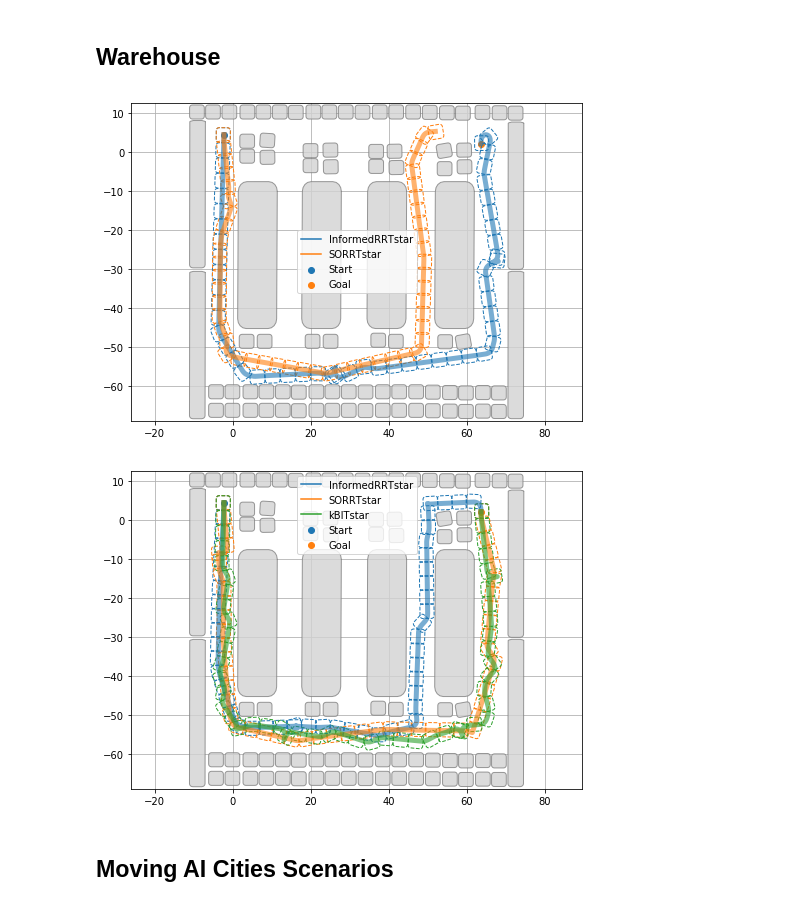
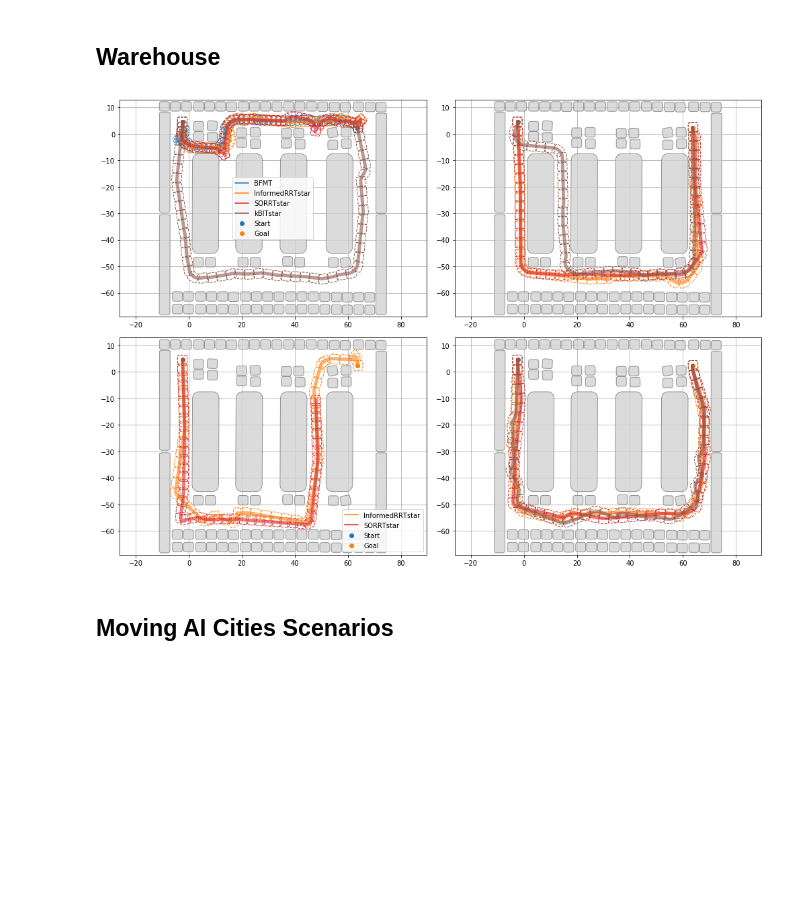
Before and after one commit to robot-motion/bench-mr, a Jupyter notebook: plotting/Trajectories.ipynb, the cells around one changed output. Drawn from its saved outputs; the diff is of its cells as text; code cells hidden in the pictures; blank space fills up the shorter version.

Commit message:
Fix POSQ, update grid benchmarks

```diff
--- a/plotting/Trajectories.ipynb
+++ b/plotting/Trajectories.ipynb
@@ -95,26 +95,28 @@ Saved parking3.pdf.
 # %%
 %reload_ext autoreload
 
 scenario = "warehouse"
 
-visualize('/home/eric/mpb/bin/log/warehouse.json',
+visualize('/home/eric/mpb/results/warehouse.json',
           ignore_planners="est,kpiece1,fmt,cforest,rrt,rrt#,sbl,sst,stride,rrtstar,prmstar",
           plot_every_nth_polygon=20,
           fig_width=7,
           fig_height=5,
           set_title=False,
           line_width=5,
+          combine_views=True,
           save_file="plots/%s.pdf" % scenario,
-          num_colors=70,
+          num_colors=30,
+          max_plots_per_line=2,
           silence=True,
+          run_id='0,1,3,4', # exclude POSQ
 #           custom_min_x=-2,
 #           custom_min_y=-7,
 #           custom_max_x=18,
 #           custom_max_y=5,
           color_map_name='tab10')
 # %% [output]
-[figure, old version]
+[figure, new version]
-[figure, removed]
 # %% [markdown]
 ## Moving AI Cities Scenarios
 # %%
```
Also changed, not shown: 13 other files.
